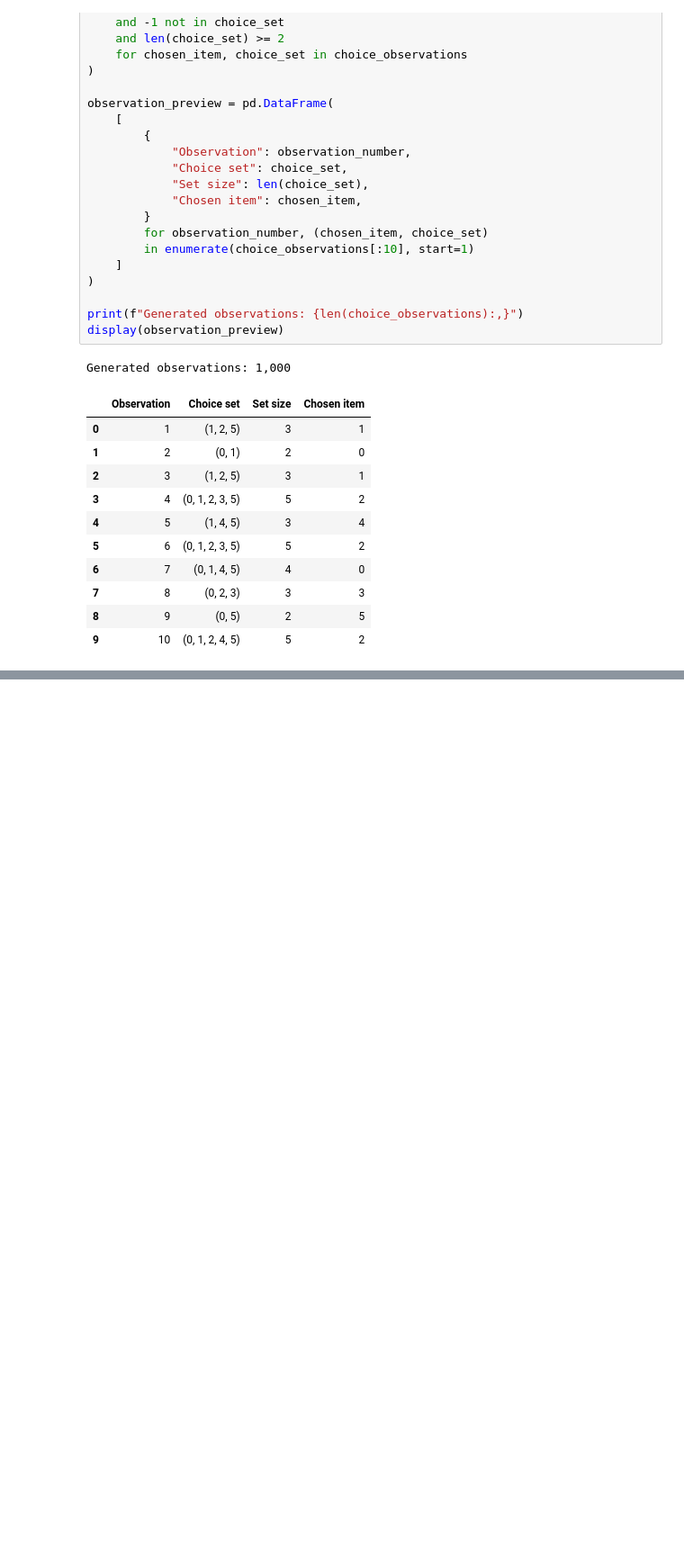
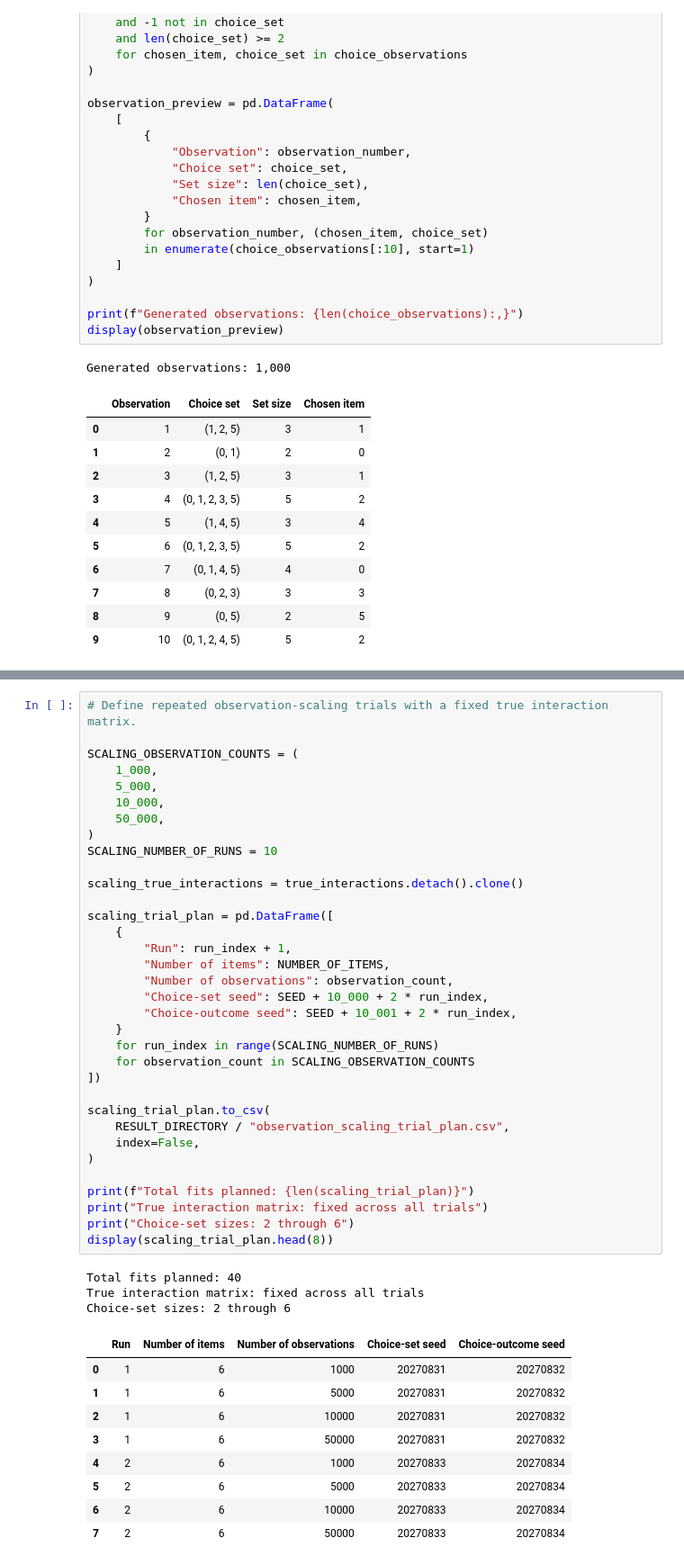
Before and after one commit to rbhdsks/Learning-from-Comparison-Data-Master-Thesis-Project-, a Jupyter notebook: notebooks/experiments/Context_Dependent_Model/CDM_Paper_Reproduction/01_synthetic_recovery.ipynb, the cells around one changed output, grey strips where cells are left out. Shown at 90% size. Drawn from its saved outputs; the diff is of its cells as text; blank space fills up the shorter version.

Commit message:
parameter recovery of 6 items over 10 runs

```diff
--- a/notebooks/experiments/Context_Dependent_Model/CDM_Paper_Reproduction/01_synthetic_recovery.ipynb
+++ b/notebooks/experiments/Context_Dependent_Model/CDM_Paper_Reproduction/01_synthetic_recovery.ipynb
@@ -642,0 +1494,47 @@ Generated observations: 1,000
+# %%
+# Define repeated observation-scaling trials with a fixed true interaction matrix.
+
+SCALING_OBSERVATION_COUNTS = (
+    1_000,
+    5_000,
+    10_000,
+    50_000,
+)
+SCALING_NUMBER_OF_RUNS = 10
+
+scaling_true_interactions = true_interactions.detach().clone()
+
+scaling_trial_plan = pd.DataFrame([
+    {
+        "Run": run_index + 1,
+        "Number of items": NUMBER_OF_ITEMS,
+        "Number of observations": observation_count,
+        "Choice-set seed": SEED + 10_000 + 2 * run_index,
+        "Choice-outcome seed": SEED + 10_001 + 2 * run_index,
+    }
+    for run_index in range(SCALING_NUMBER_OF_RUNS)
+    for observation_count in SCALING_OBSERVATION_COUNTS
+])
+
+scaling_trial_plan.to_csv(
+    RESULT_DIRECTORY / "observation_scaling_trial_plan.csv",
+    index=False,
+)
+
+print(f"Total fits planned: {len(scaling_trial_plan)}")
+print("True interaction matrix: fixed across all trials")
+print("Choice-set sizes: 2 through 6")
+display(scaling_trial_plan.head(8))
+# %% [output]
+Total fits planned: 40
+True interaction matrix: fixed across all trials
+Choice-set sizes: 2 through 6
+|  | Run | Number of items | Number of observations | Choice-set seed | Choice-outcome seed |
+| 0 | 1 | 6 | 1000 | 20270831 | 20270832 |
+| 1 | 1 | 6 | 5000 | 20270831 | 20270832 |
+| 2 | 1 | 6 | 10000 | 20270831 | 20270832 |
+| 3 | 1 | 6 | 50000 | 20270831 | 20270832 |
+| 4 | 2 | 6 | 1000 | 20270833 | 20270834 |
+| 5 | 2 | 6 | 5000 | 20270833 | 20270834 |
+| 6 | 2 | 6 | 10000 | 20270833 | 20270834 |
+| 7 | 2 | 6 | 50000 | 20270833 | 20270834 |
```
Also changed, not shown: parts of 13 cells of this notebook.
